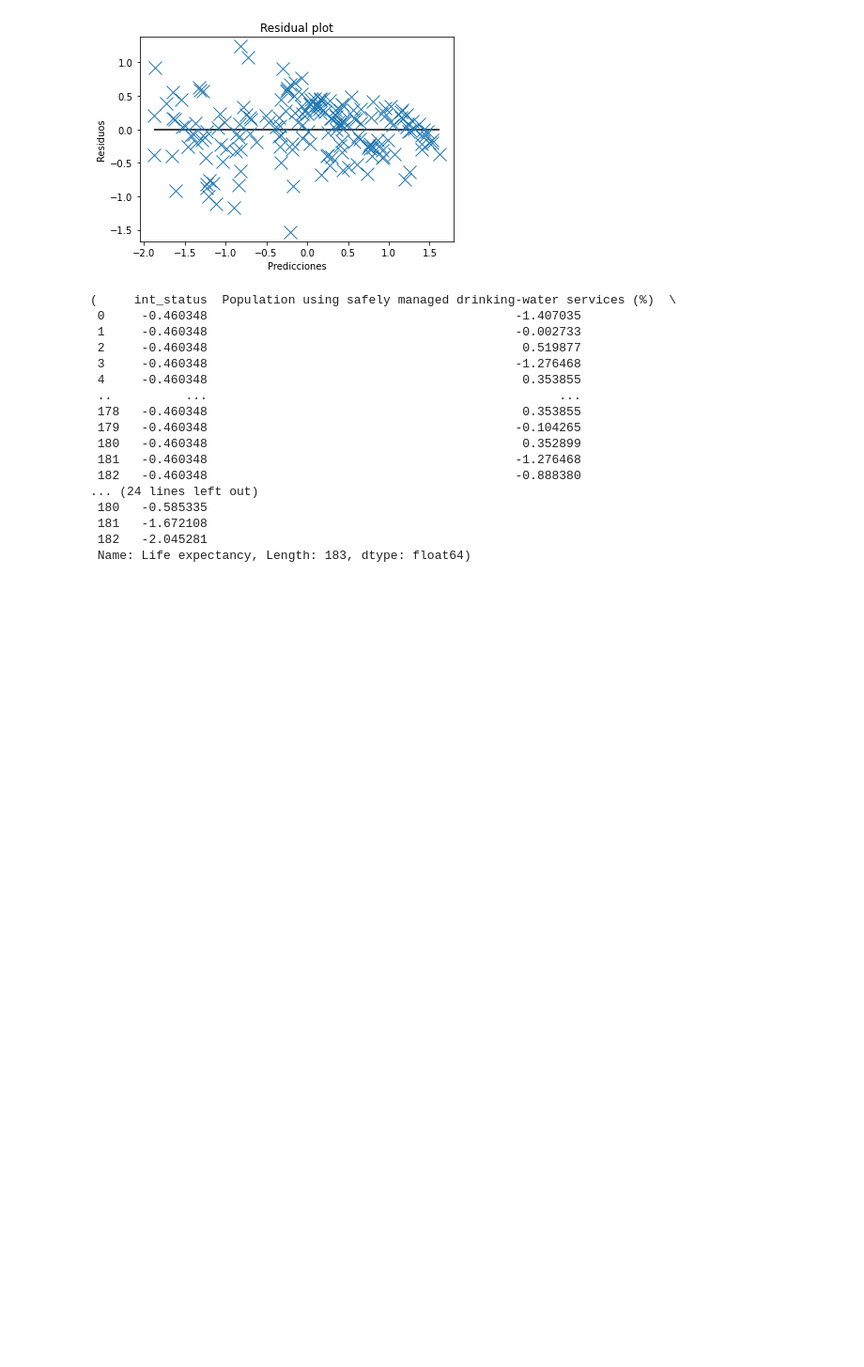
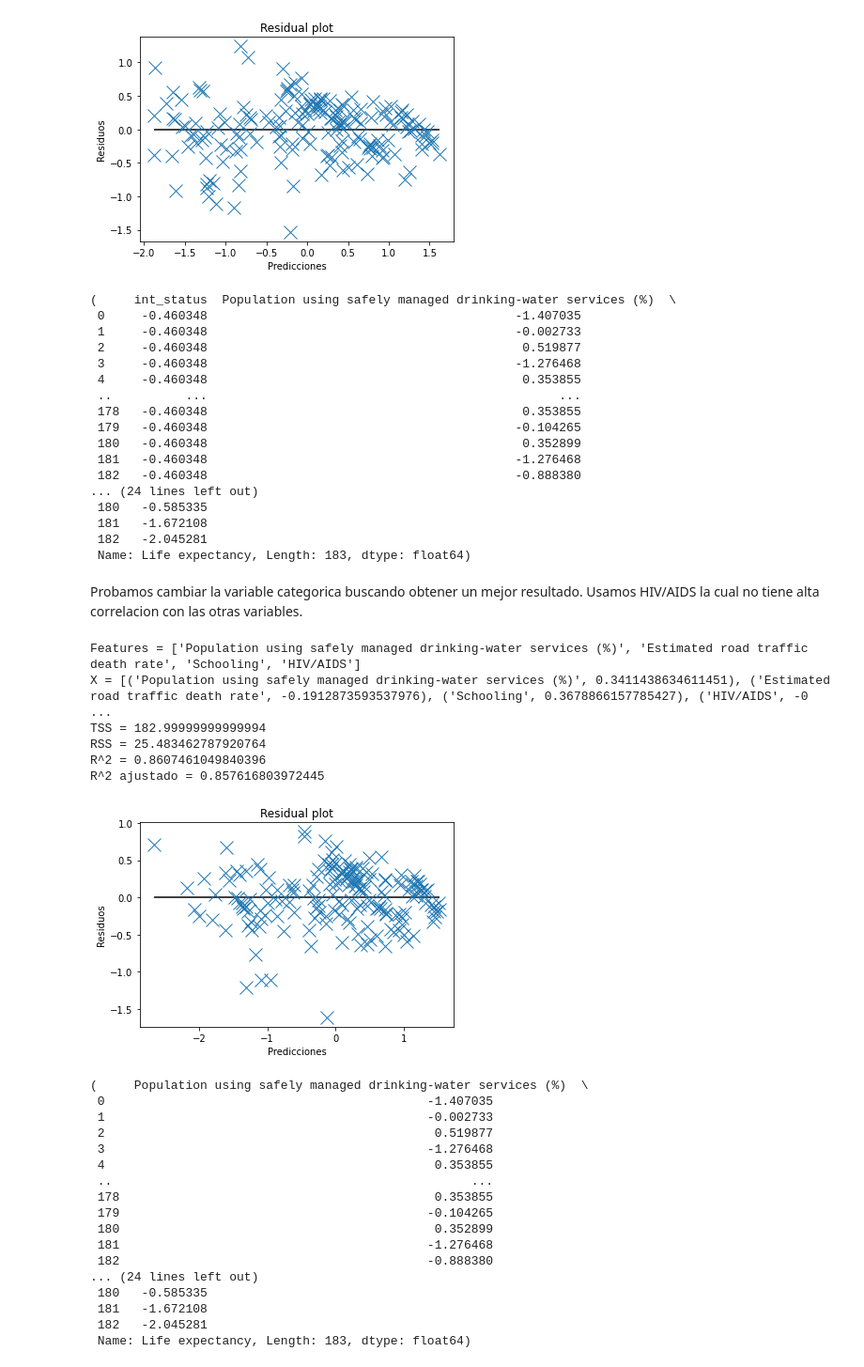
Before and after one commit to iglosiggio/metnum-tp3, a Jupyter notebook: notebooks/modelos-de-regresion-reentrega.ipynb, the cells around one changed output. Shown at 94% size. Cells and saved outputs as stored; diff of their text form; code cells hidden in the pictures; blank space fills up the shorter version.

Commit message:
agregue algunos modelos

```diff
--- a/notebooks/modelos-de-regresion-reentrega.ipynb
+++ b/notebooks/modelos-de-regresion-reentrega.ipynb
@@ -202,3 +202,33 @@ R^2 ajustado = 0.8159904570176925
  181   -1.672108
  182   -2.045281
  Name: Life expectancy, Length: 183, dtype: float64)
+# %% [markdown]
+Probamos cambiar la variable categorica buscando obtener un mejor resultado.
+Usamos HIV/AIDS la cual no tiene alta correlacion con las otras variables.
+# %%
+probar_modelo(df[['Population using safely managed drinking-water services (%)', 'Estimated road traffic death rate', 'Schooling', 'HIV/AIDS']])
+# %% [output]
+Features = ['Population using safely managed drinking-water services (%)', 'Estimated road traffic death rate', 'Schooling', 'HIV/AIDS']
+X = [('Population using safely managed drinking-water services (%)', 0.3411438634611451), ('Estimated road traffic death rate', -0.1912873593537976), ('Schooling', 0.3678866157785427), ('HIV/AIDS', -0 ...
+TSS = 182.99999999999994
+RSS = 25.483462787920764
+R^2 = 0.8607461049840396
+R^2 ajustado = 0.857616803972445
+[figure, added]
+(     Population using safely managed drinking-water services (%)  \
+ 0                                            -1.407035
+ 1                                            -0.002733
+ 2                                             0.519877
+ 3                                            -1.276468
+ 4                                             0.353855
+ ..                                                 ...
+ 178                                           0.353855
+ 179                                          -0.104265
+ 180                                           0.352899
+ 181                                          -1.276468
+ 182                                          -0.888380
+... (24 lines left out)
+ 180   -0.585335
+ 181   -1.672108
+ 182   -2.045281
+ Name: Life expectancy, Length: 183, dtype: float64)
```
Also changed, not shown: parts of 10 cells of this notebook.
